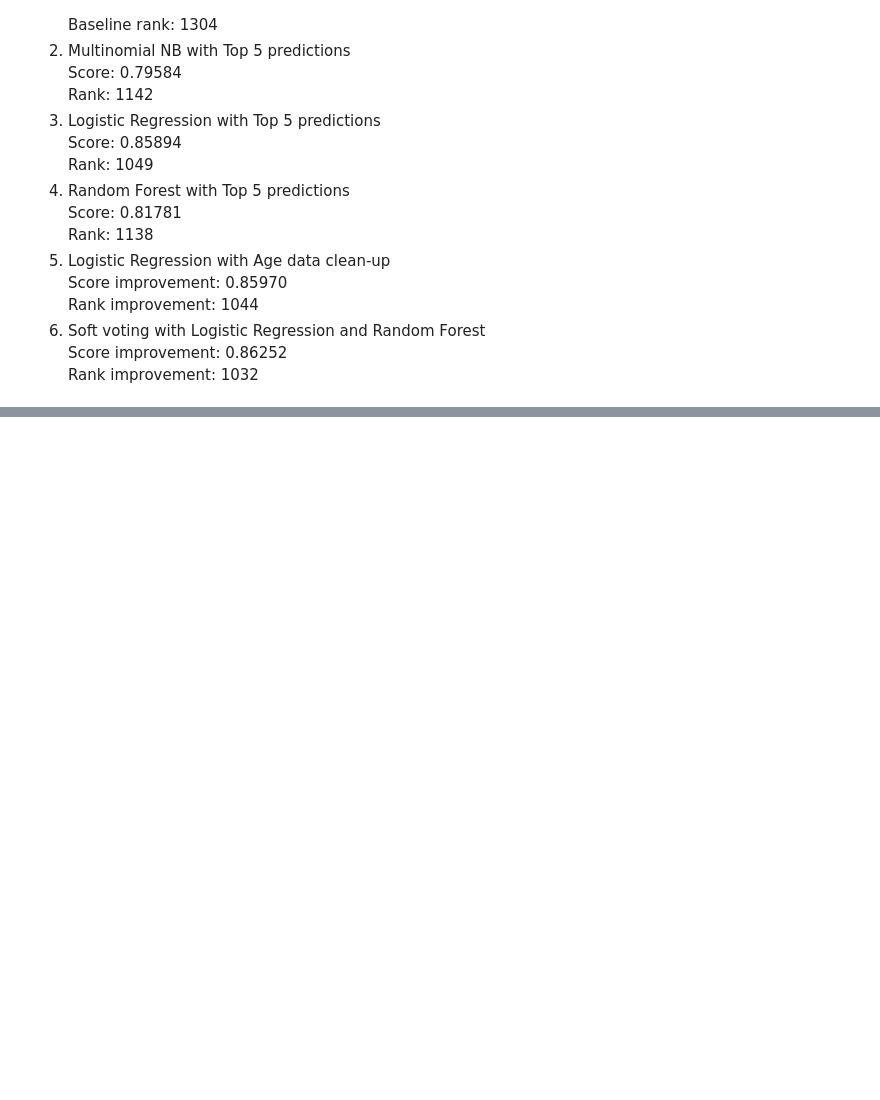
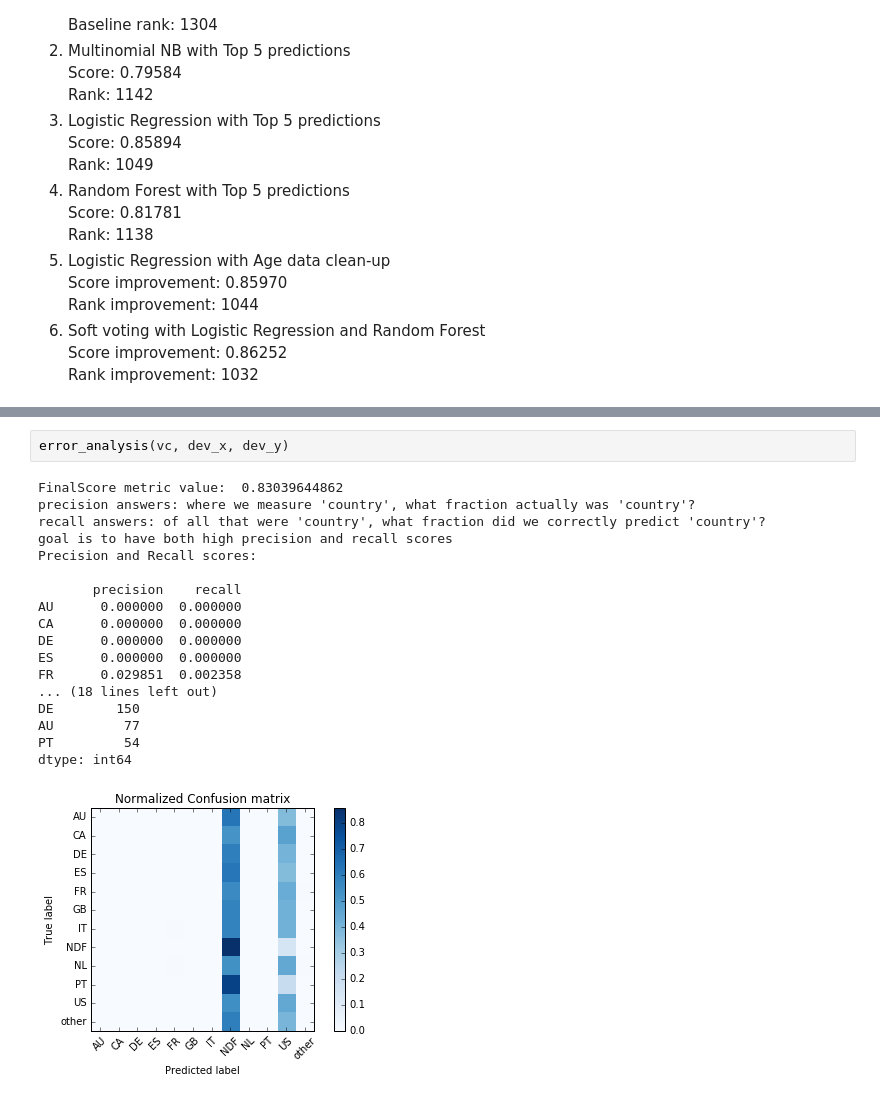
Before and after one commit to kyungguyeo/W207-Final-Project, a Jupyter notebook: airbnb_shared_project.ipynb, the cells around one changed output, grey strips where cells are left out. Cells and saved outputs as stored; diff of their text form; blank space fills up the shorter version.

Commit message:
added error analysis function

```diff
--- a/airbnb_shared_project.ipynb
+++ b/airbnb_shared_project.ipynb
@@ -701,0 +784,21 @@ Rank improvement: 1032
+# %%
+error_analysis(vc, dev_x, dev_y)
+# %% [output]
+FinalScore metric value:  0.83039644862
+precision answers: where we measure 'country', what fraction actually was 'country'?
+recall answers: of all that were 'country', what fraction did we correctly predict 'country'?
+goal is to have both high precision and recall scores
+Precision and Recall scores:
+
+       precision    recall
+AU      0.000000  0.000000
+CA      0.000000  0.000000
+DE      0.000000  0.000000
+ES      0.000000  0.000000
+FR      0.029851  0.002358
+... (18 lines left out)
+DE        150
+AU         77
+PT         54
+dtype: int64
+[figure, added]
```
Also changed, not shown: parts of 9 cells of this notebook, 4 other files.
